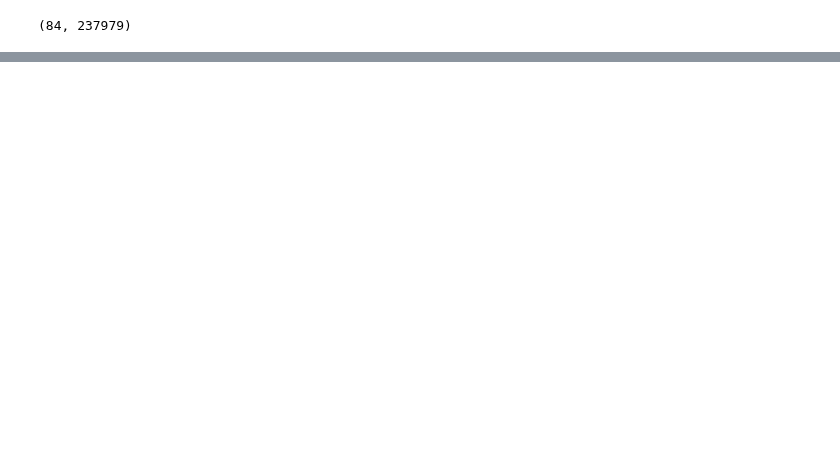
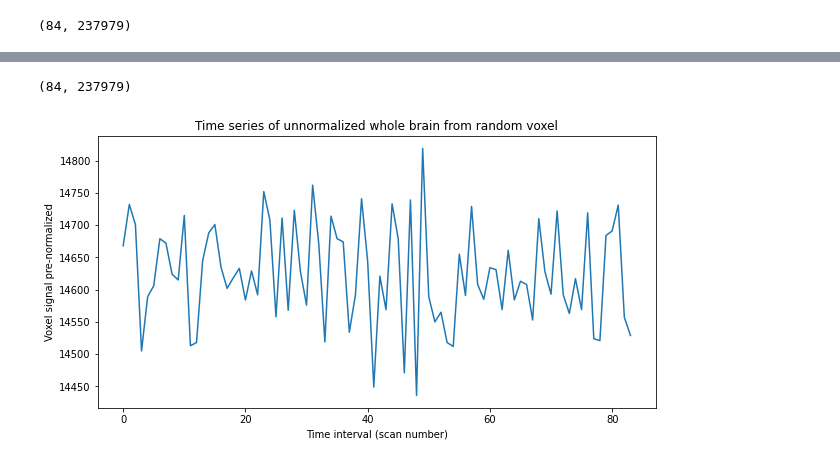
Before and after one commit to staceybeck/teambrainiac, a Jupyter notebook: source/Visualize_Data.ipynb, the cells around one changed output, grey strips where cells are left out. Drawn from its saved outputs; the diff is of its cells as text; code cells hidden in the pictures; blank space fills up the shorter version.

Commit message:
Added some visualizations of voxel dist and signal in Viz notebook

```diff
--- a/source/Visualize_Data.ipynb
+++ b/source/Visualize_Data.ipynb
@@ -113,0 +80,15 @@ array([[-100.        , -100.        , -100.        , ...,  -66.48429102,
+# %%
+masked_norm_2d.shape
+# %% [output]
+(84, 237979)
+# %%
+# Plot time series of brain data from a random voxel pre-normalization
+voxel = np.random.randint(0, masked_2d.shape[1])
+plt.figure(figsize = (10 ,5))
+plt.plot(masked_2d[:, voxel])
+plt.title("Time series of unnormalized whole brain from random voxel")
+plt.xlabel("Time interval (scan number)")
+plt.ylabel("Voxel signal pre-normalized")
+plt.show()
+# %% [output]
+[figure, added]
```
Also changed, not shown: parts of 11 cells of this notebook.
